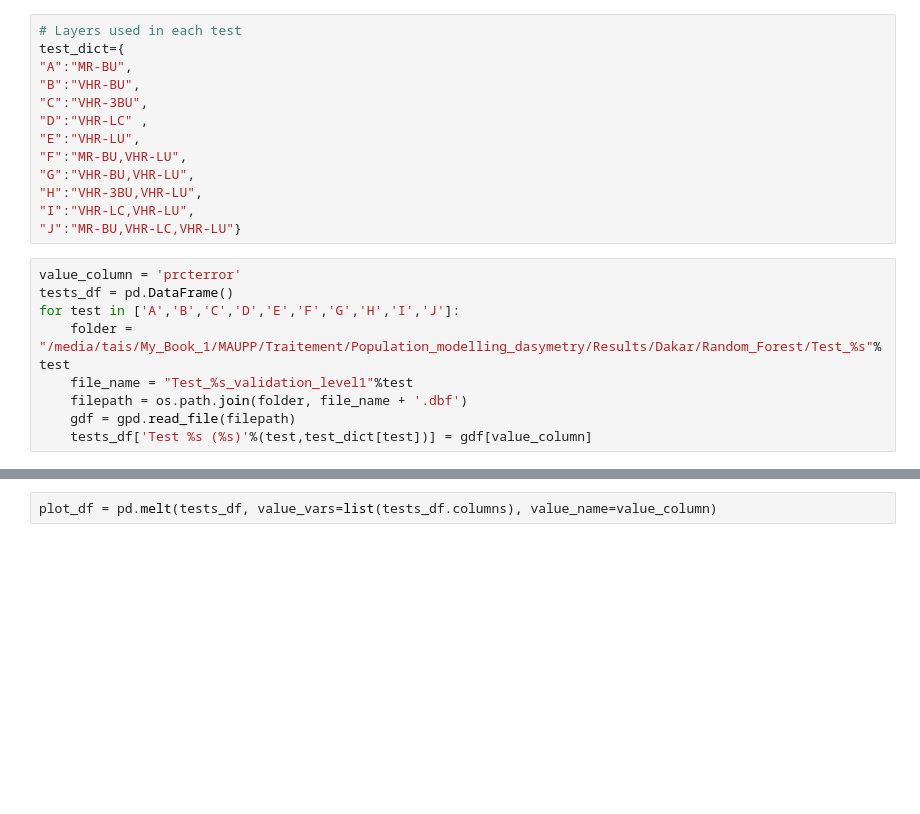
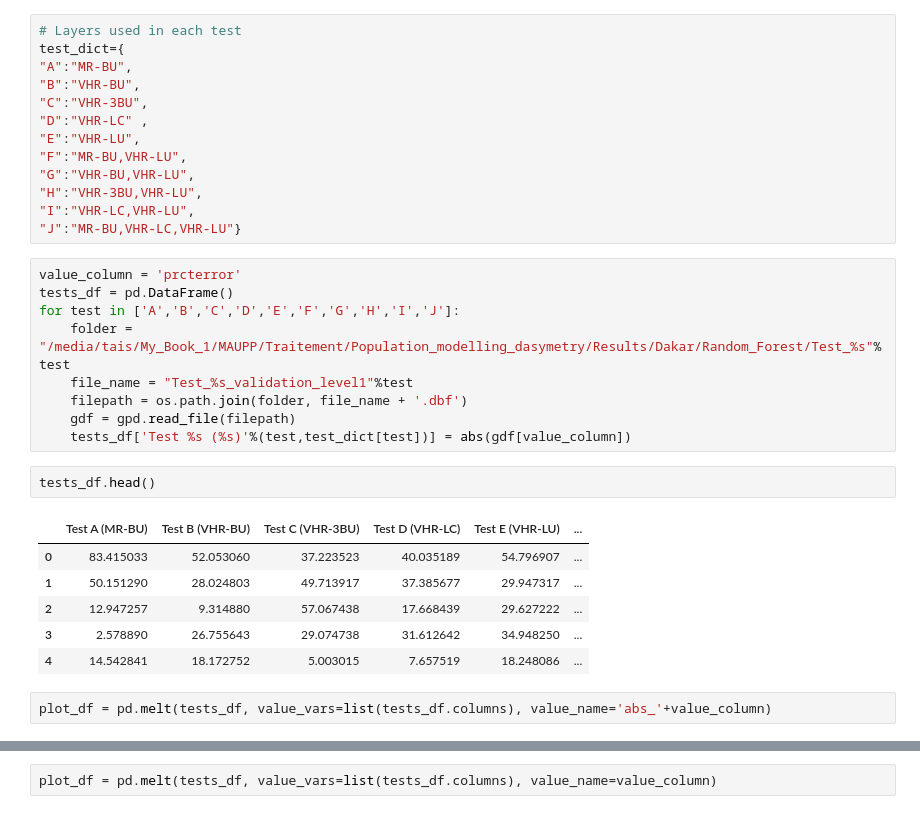
Before and after one commit to tgrippa/Dasymetric_mapping_using_GRASSGIS, a Jupyter notebook: notebooks/4_Validation_plots.ipynb, the cells around one changed output, grey strips where cells are left out. Saved outputs shown, nothing was run; the diff lists cells and outputs as text; blank space fills up the shorter version.

```diff
--- a/notebooks/4_Validation_plots.ipynb
+++ b/notebooks/4_Validation_plots.ipynb
@@ -34,4 +34,15 @@ for test in ['A','B','C','D','E','F','G','H','I','J']:
     file_name = "Test_%s_validation_level1"%test
     filepath = os.path.join(folder, file_name + '.dbf')
     gdf = gpd.read_file(filepath)
-    tests_df['Test %s (%s)'%(test,test_dict[test])] = gdf[value_column]
+    tests_df['Test %s (%s)'%(test,test_dict[test])] = abs(gdf[value_column])
+# %%
+tests_df.head()
+# %% [output]
+|  | Test A (MR-BU) | Test B (VHR-BU) | Test C (VHR-3BU) | Test D (VHR-LC) | Test E (VHR-LU) | ... |
+| 0 | 83.415033 | 52.053060 | 37.223523 | 40.035189 | 54.796907 | ... |
+| 1 | 50.151290 | 28.024803 | 49.713917 | 37.385677 | 29.947317 | ... |
+| 2 | 12.947257 | 9.314880 | 57.067438 | 17.668439 | 29.627222 | ... |
+| 3 | 2.578890 | 26.755643 | 29.074738 | 31.612642 | 34.948250 | ... |
+| 4 | 14.542841 | 18.172752 | 5.003015 | 7.657519 | 18.248086 | ... |
+# %%
+plot_df = pd.melt(tests_df, value_vars=list(tests_df.columns), value_name='abs_'+value_column)
```
Also changed, not shown: parts of 8 cells of this notebook.
